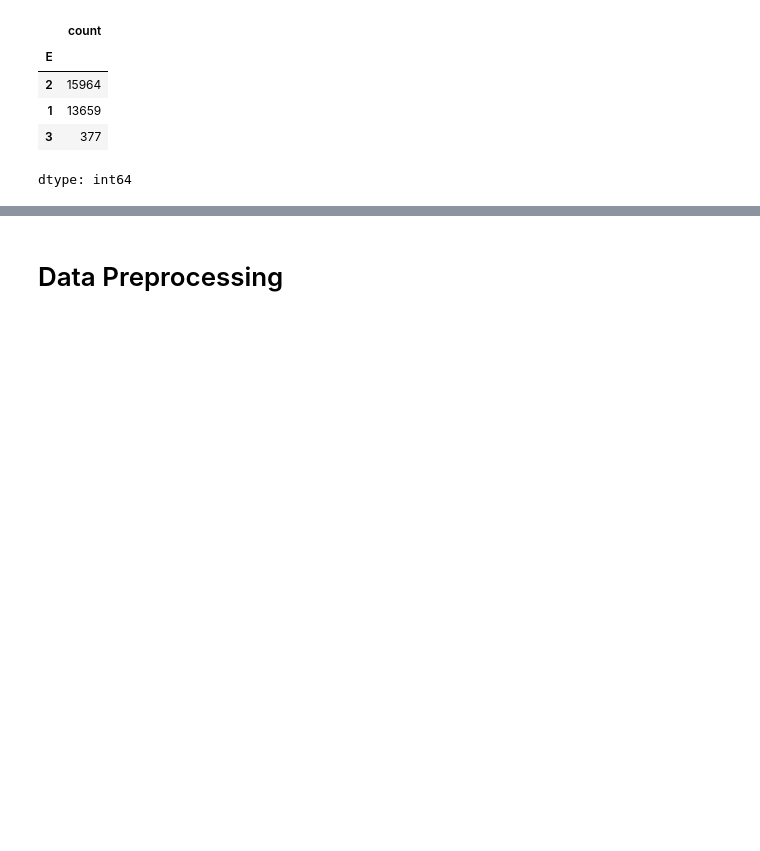
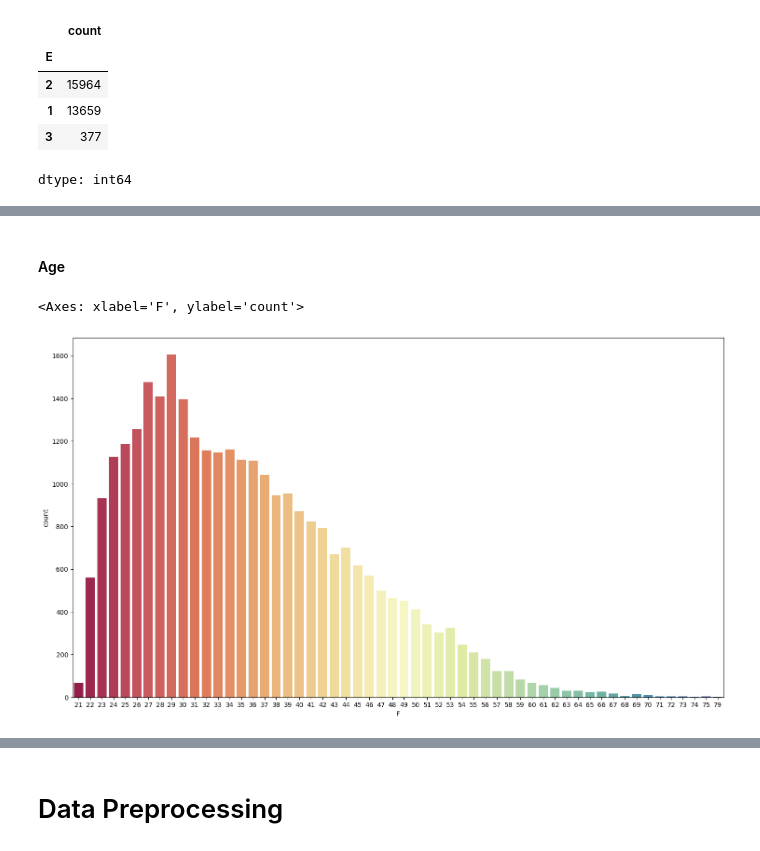
Before and after one commit to Hamayah/BT3104_Group_Project, a Jupyter notebook: BT3104_Group_1.ipynb, the cells around one changed output, grey strips where cells are left out. Cells and saved outputs as stored; diff of their text form; code cells hidden in the pictures; blank space fills up the shorter version.

```diff
--- a/BT3104_Group_1.ipynb
+++ b/BT3104_Group_1.ipynb
@@ -304,0 +331,17 @@ for col in categorical_features:
+# %% [markdown]
+#### Age
+# %%
+age_index = data['F'].value_counts().reset_index()
+
+plt.figure(figsize=(18, 10))
+
+sns.barplot(
+    x="F",
+    y="count",
+    data=age_index,
+    palette="Spectral",
+    orient="v"
+)
+# %% [output]
+<Axes: xlabel='F', ylabel='count'>
+[figure, added]
```
Also changed, not shown: parts of 23 cells of this notebook.
